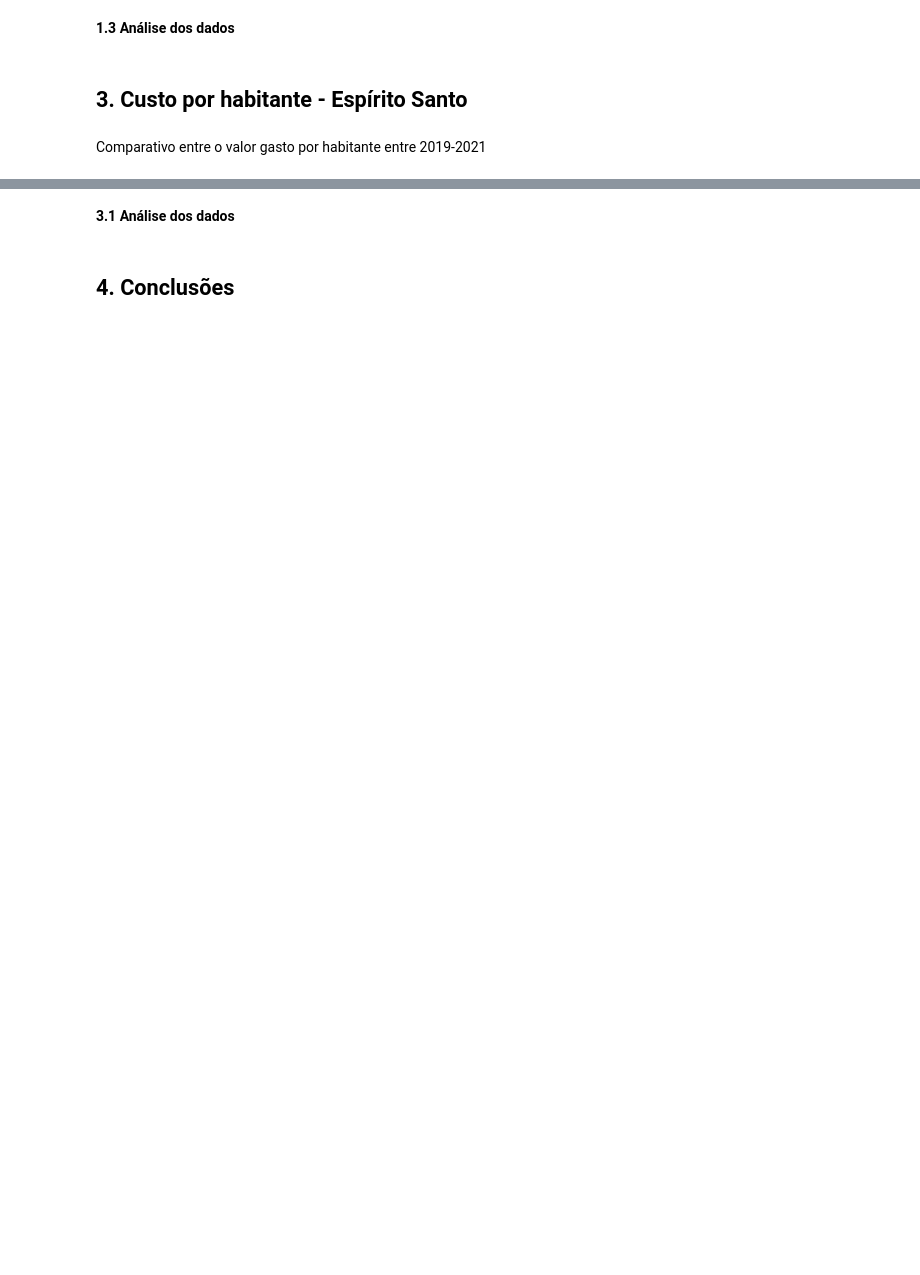
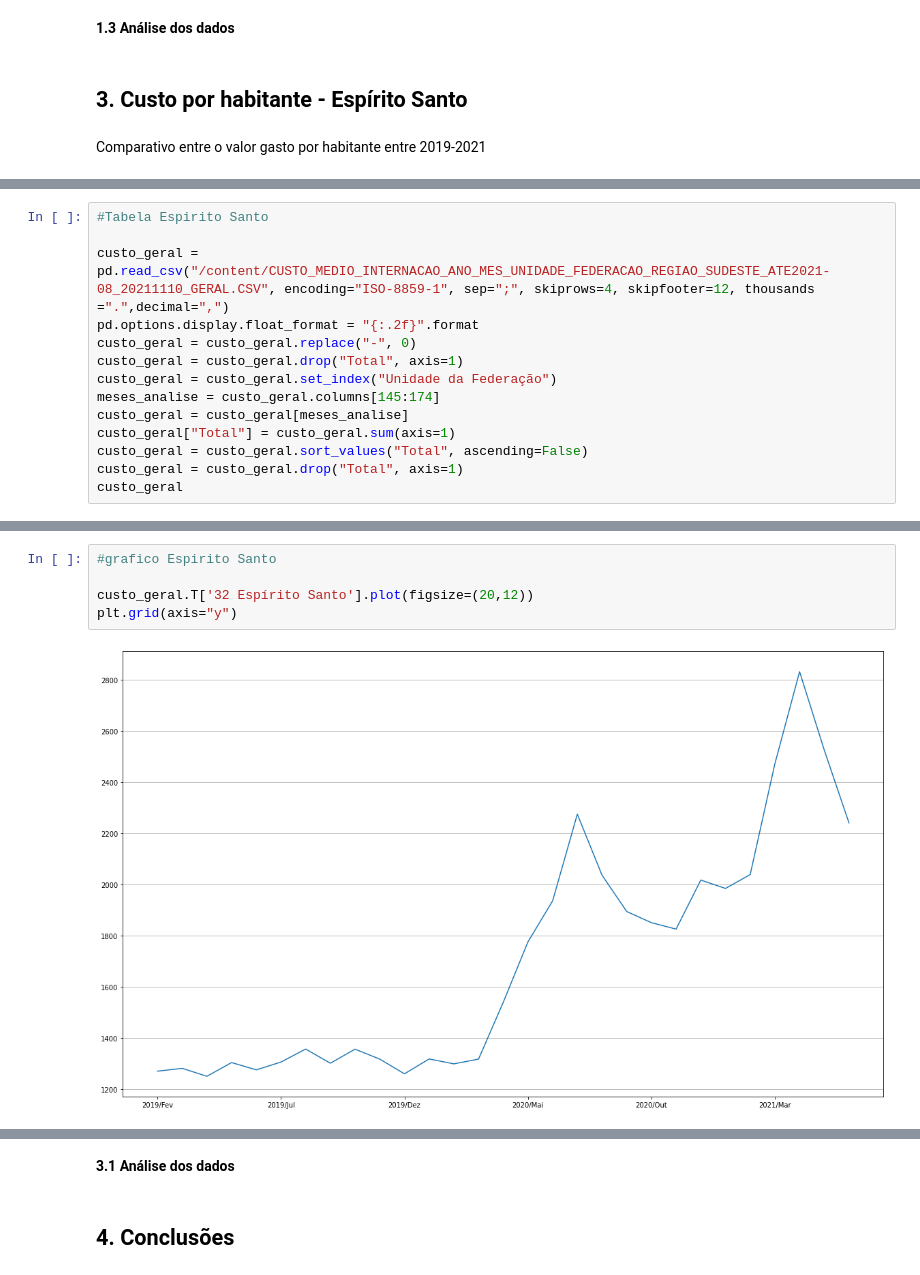
Before and after one commit to jhonnyribeiro/bootcamp-data-science, a Jupyter notebook: desafio_modulo_01.ipynb, the cells around one changed output, grey strips where cells are left out. Cells and saved outputs as stored; diff of their text form; blank space fills up the shorter version.

```diff
--- a/desafio_modulo_01.ipynb
+++ b/desafio_modulo_01.ipynb
@@ -175,0 +193,14 @@ Comparativo entre o valor gasto por habitante entre 2019-2021
+# %%
+#Tabela Espirito Santo
+
+custo_geral = pd.read_csv("/content/CUSTO_MEDIO_INTERNACAO_ANO_MES_UNIDADE_FEDERACAO_REGIAO_SUDESTE_ATE2021-08_20211110_GERAL.CSV", encoding="ISO-8859-1", sep=";", skiprows=4, skipfooter=12, thousands =".",decimal=",")
+pd.options.display.float_format = "{:.2f}".format
+custo_geral = custo_geral.replace("-", 0)
+custo_geral = custo_geral.drop("Total", axis=1)
+custo_geral = custo_geral.set_index("Unidade da Federação")
+meses_analise = custo_geral.columns[145:174]
+custo_geral = custo_geral[meses_analise]
+custo_geral["Total"] = custo_geral.sum(axis=1)
+custo_geral = custo_geral.sort_values("Total", ascending=False)
+custo_geral = custo_geral.drop("Total", axis=1)
+custo_geral
@@ -175,0 +214,7 @@ Comparativo entre o valor gasto por habitante entre 2019-2021
+# %%
+#grafico Espirito Santo
+
+custo_geral.T['32 Espírito Santo'].plot(figsize=(20,12))
+plt.grid(axis="y")
+# %% [output]
+[figure, added]
```
Also changed, not shown: parts of 9 cells of this notebook.
